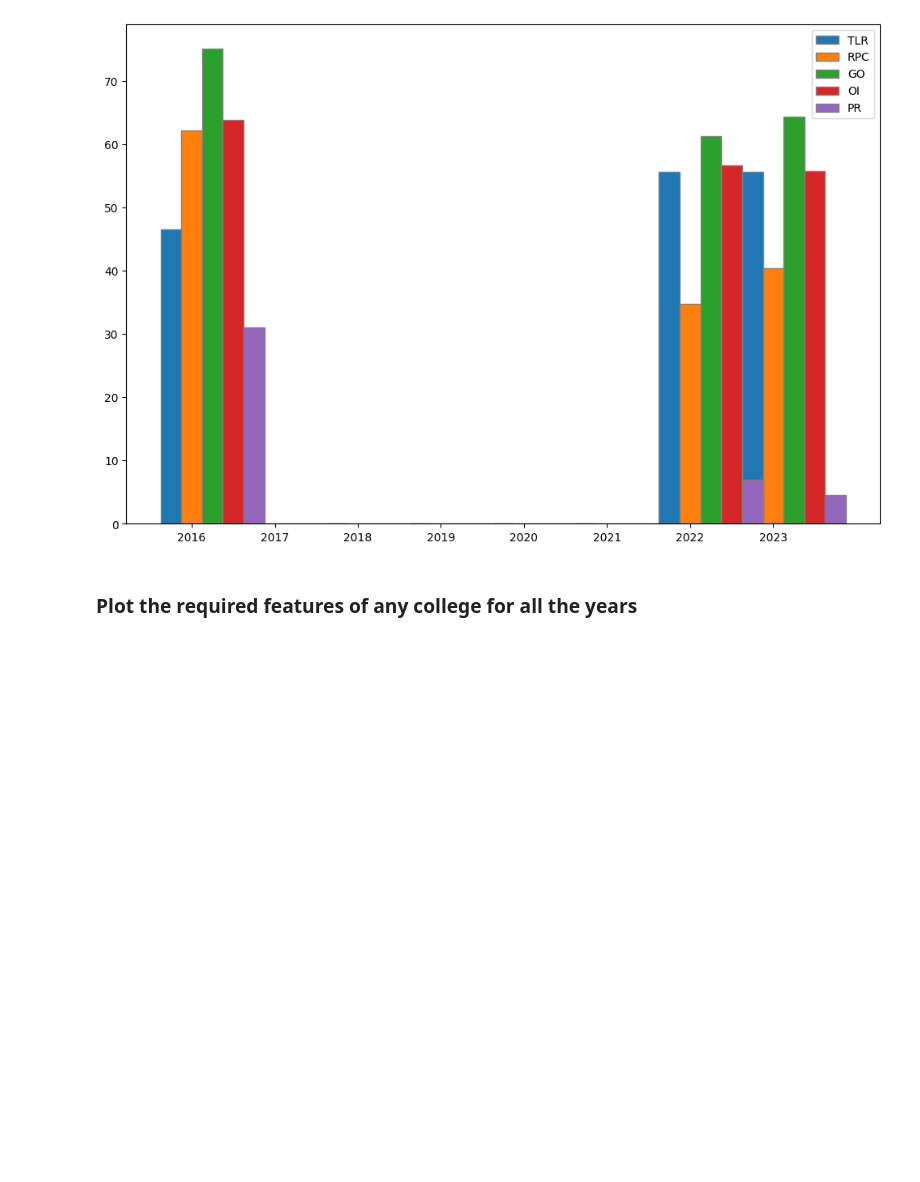
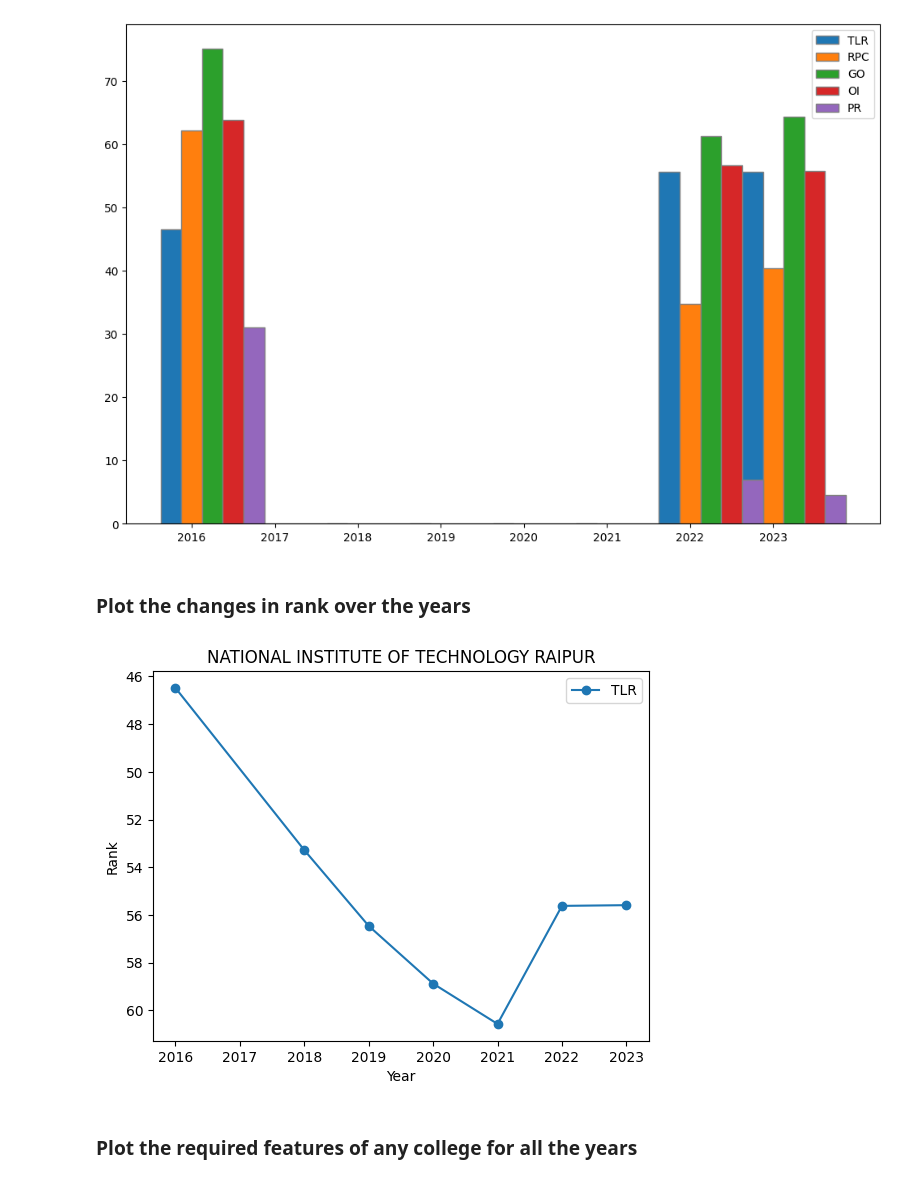
Before and after one commit to gracious7/NIRF-CU-70, a Jupyter notebook: nirf_backend/main/data/graphs.ipynb, the cells around one changed output. Drawn from its saved outputs; the diff is of its cells as text; code cells hidden in the pictures; blank space fills up the shorter version.

```diff
--- a/nirf_backend/main/data/graphs.ipynb
+++ b/nirf_backend/main/data/graphs.ipynb
@@ -102,6 +104,52 @@ plt.xticks([r + barWidth for r in range(len(data['TLR']))], ['2016', '2017', '20
 plt.show()
 # %% [output]
 [figure]
+# %% [markdown]
+### Plot the changes in rank over the years
+# %%
+years = [2016, 2017, 2018, 2019, 2020, 2021, 2022, 2023]
+college = "National Institute Of Technology, Raipur"
+type_required = ['TLR']
+data = {type: [] for type in type_required}
+
+for y in years:
+  df = pd.read_csv(f'./nirf/{y}.csv')
+  df['Name'] = df['Name'].str.upper()
+  df['Name'] = df['Name'].str.replace(",", "")
+  college = college.upper()
+  college = college.replace(",", "")
+  df = df[df['Name'] == college].to_dict(orient='records')
+  flag = 0
+  if len(df) == 0:
+    flag = 1
+
+  if not flag:
+    df = df[0]
+
+  for type in type_required:
+    if not flag:
+      data[type].append(df[type])
+    else:
+      data[type].append(0)
+
+# for type in data.keys():
+#     non_zero_years = [year for year, rank in zip(years, data[type]) if rank != 0]
+#     non_zero_ranks = [rank for rank in data[type] if rank != 0]
+#     plt.scatter(non_zero_years, non_zero_ranks, label=type)
+
+for type in data.keys():
+    non_zero_years = [year for year, rank in zip(years, data[type]) if rank != 0]
+    non_zero_ranks = [rank for rank in data[type] if rank != 0]
+    plt.plot(non_zero_years, non_zero_ranks, marker='o', label=type)
+
+plt.gca().invert_yaxis()
+plt.title(college)
+plt.ylabel("Rank")
+plt.xlabel("Year")
+plt.legend()
+plt.show()
+# %% [output]
+[figure, added]
 # %% [markdown]
 ### Plot the required features of any college for all the years
 # %%
```
Also changed, not shown: parts of 6 cells of this notebook.
